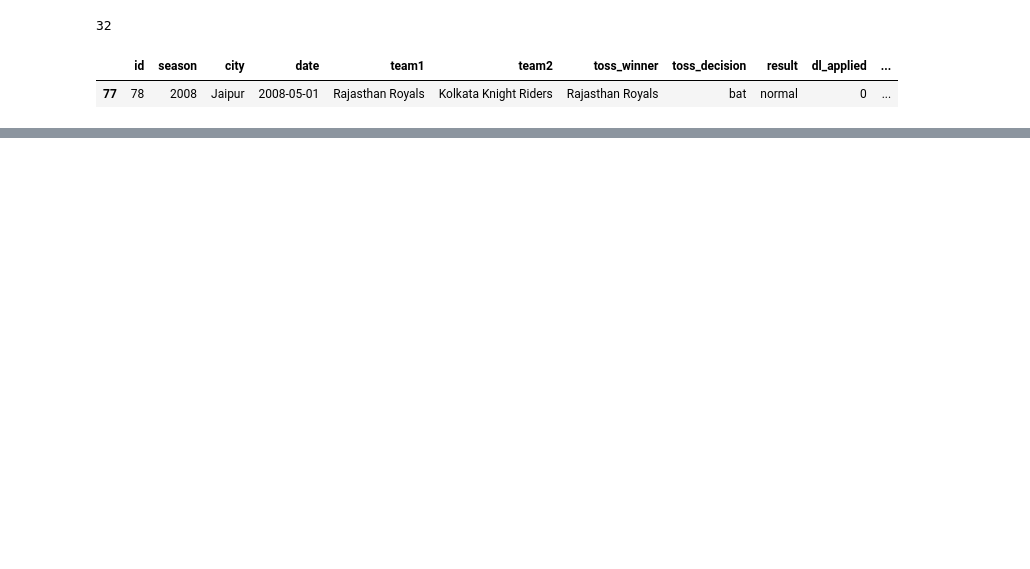
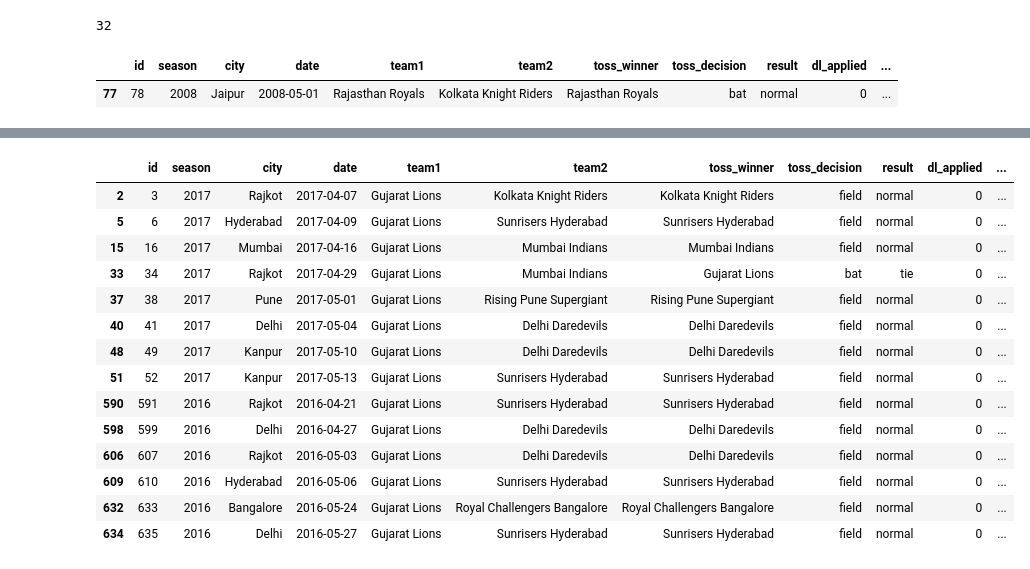
Before and after one commit to PurushottamMahajan/Python, a Jupyter notebook: Libraries/Pandas/IPLAnalysis.ipynb, the cells around one changed output, grey strips where cells are left out. Cells and saved outputs as stored; diff of their text form; code cells hidden in the pictures; blank space fills up the shorter version.

```diff
--- a/Libraries/Pandas/IPLAnalysis.ipynb
+++ b/Libraries/Pandas/IPLAnalysis.ipynb
@@ -268,0 +449,18 @@ df[mask1 & mask2]
+# %%
+grp.get_group('Gujarat Lions')
+# %% [output]
+|  | id | season | city | date | team1 | team2 | toss_winner | toss_decision | result | dl_applied | ... |
+| 2 | 3 | 2017 | Rajkot | 2017-04-07 | Gujarat Lions | Kolkata Knight Riders | Kolkata Knight Riders | field | normal | 0 | ... |
+| 5 | 6 | 2017 | Hyderabad | 2017-04-09 | Gujarat Lions | Sunrisers Hyderabad | Sunrisers Hyderabad | field | normal | 0 | ... |
+| 15 | 16 | 2017 | Mumbai | 2017-04-16 | Gujarat Lions | Mumbai Indians | Mumbai Indians | field | normal | 0 | ... |
+| 33 | 34 | 2017 | Rajkot | 2017-04-29 | Gujarat Lions | Mumbai Indians | Gujarat Lions | bat | tie | 0 | ... |
+| 37 | 38 | 2017 | Pune | 2017-05-01 | Gujarat Lions | Rising Pune Supergiant | Rising Pune Supergiant | field | normal | 0 | ... |
+| 40 | 41 | 2017 | Delhi | 2017-05-04 | Gujarat Lions | Delhi Daredevils | Delhi Daredevils | field | normal | 0 | ... |
+| 48 | 49 | 2017 | Kanpur | 2017-05-10 | Gujarat Lions | Delhi Daredevils | Delhi Daredevils | field | normal | 0 | ... |
+| 51 | 52 | 2017 | Kanpur | 2017-05-13 | Gujarat Lions | Sunrisers Hyderabad | Sunrisers Hyderabad | field | normal | 0 | ... |
+| 590 | 591 | 2016 | Rajkot | 2016-04-21 | Gujarat Lions | Sunrisers Hyderabad | Sunrisers Hyderabad | field | normal | 0 | ... |
+| 598 | 599 | 2016 | Delhi | 2016-04-27 | Gujarat Lions | Delhi Daredevils | Delhi Daredevils | field | normal | 0 | ... |
+| 606 | 607 | 2016 | Rajkot | 2016-05-03 | Gujarat Lions | Delhi Daredevils | Delhi Daredevils | field | normal | 0 | ... |
+| 609 | 610 | 2016 | Hyderabad | 2016-05-06 | Gujarat Lions | Sunrisers Hyderabad | Sunrisers Hyderabad | field | normal | 0 | ... |
+| 632 | 633 | 2016 | Bangalore | 2016-05-24 | Gujarat Lions | Royal Challengers Bangalore | Royal Challengers Bangalore | field | normal | 0 | ... |
+| 634 | 635 | 2016 | Delhi | 2016-05-27 | Gujarat Lions | Sunrisers Hyderabad | Sunrisers Hyderabad | field | normal | 0 | ... |
```
Also changed, not shown: parts of 43 cells of this notebook.
